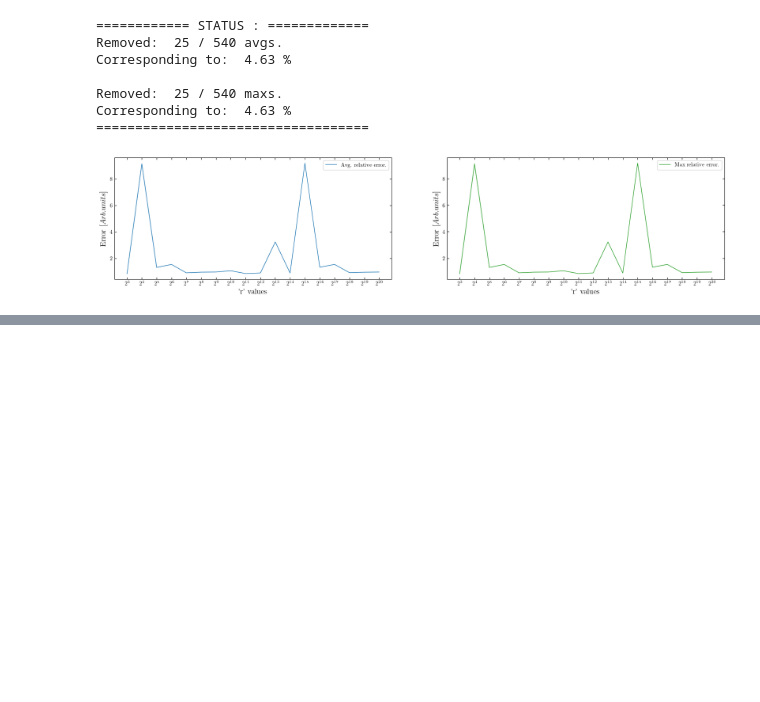
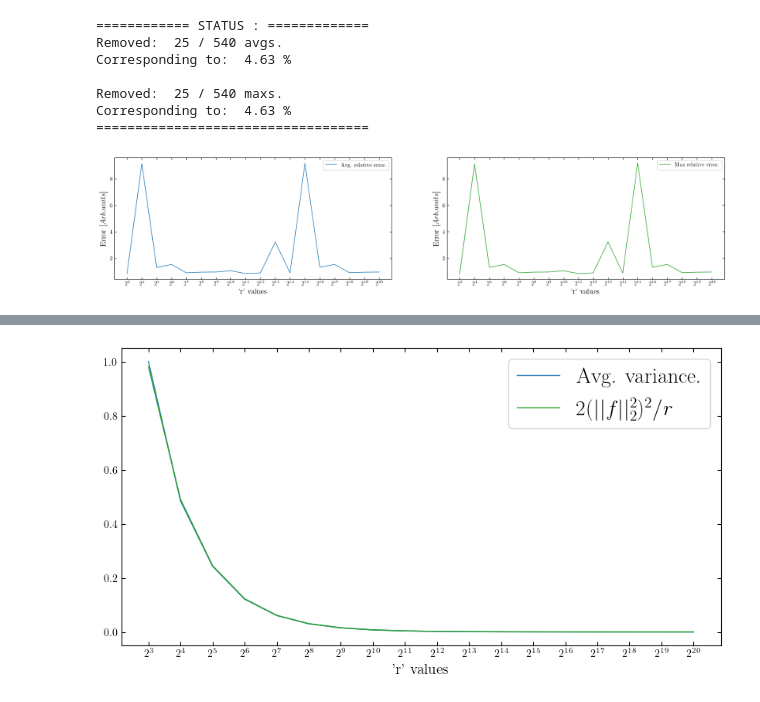
Before and after one commit to seba2390/RandomizedAlgorithms2023, a Jupyter notebook: Project 2/DataVisualization/Plotting.ipynb, the cells around one changed output, grey strips where cells are left out. Cells and saved outputs as stored; diff of their text form; code cells hidden in the pictures; blank space fills up the shorter version.

```diff
--- a/Project 2/DataVisualization/Plotting.ipynb
+++ b/Project 2/DataVisualization/Plotting.ipynb
@@ -432,0 +439,33 @@ plt.show()
+# %%
+DATA_PATH = "../Data/Extra/"
+
+# Avg. over multiple seeds
+filename = os.listdir(DATA_PATH)[0]
+while filename == ".DS_Store":
+    filename = np.random.choice(os.listdir(DATA_PATH))
+r_values = np.loadtxt(fname=DATA_PATH+filename, dtype=float, encoding='iso-8859-1')[:,0].astype(int)
+avg_variance, avg_upper_bound = [], []
+for FILE_NAME in np.array(os.listdir(DATA_PATH))[np.array(os.listdir(DATA_PATH)) != ".DS_Store"]:
+    data = np.loadtxt(fname=DATA_PATH+FILE_NAME, dtype=float)
+    avg_variance.append(data[:,1].astype(float).tolist())
+    avg_upper_bound.append(data[:,2].astype(float).tolist())
+
+avg_variance = np.mean(np.array(avg_variance), axis=0)
+avg_upper_bound = np.mean(np.array(avg_upper_bound), axis=0)
+# %%
+fig, ax = plt.subplots(1,1,figsize=(10,5))
+
+normalizer = max(np.max(avg_variance),np.max(avg_upper_bound))
+
+ax.plot(r_values, avg_variance/normalizer,color='tab:blue', lw=1, label='Avg. variance.')
+ax.plot(r_values, avg_upper_bound/normalizer,color='tab:green', lw=1, label=r'$2(||f||_2^2)^2/r$')
+ax.set_xlabel("'r' values", size=14)
+#ax[0].set_ylim(-0.1,10.5)
+ax.set_xscale('log',base=2)
+ax.set_xticks(r_values)
+ax.set_xticklabels([f"$2^{{{i}}}$" for i in range(int(np.log2(np.min(r_values))), int(np.log2(np.max(r_values))+1))])
+ax.legend(fontsize=20)
+plt.savefig("extra_variance_bound.pdf")
+plt.show()
+# %% [output]
+[figure, added]
```
Also changed, not shown: parts of 1 cell of this notebook, 8 other files.
